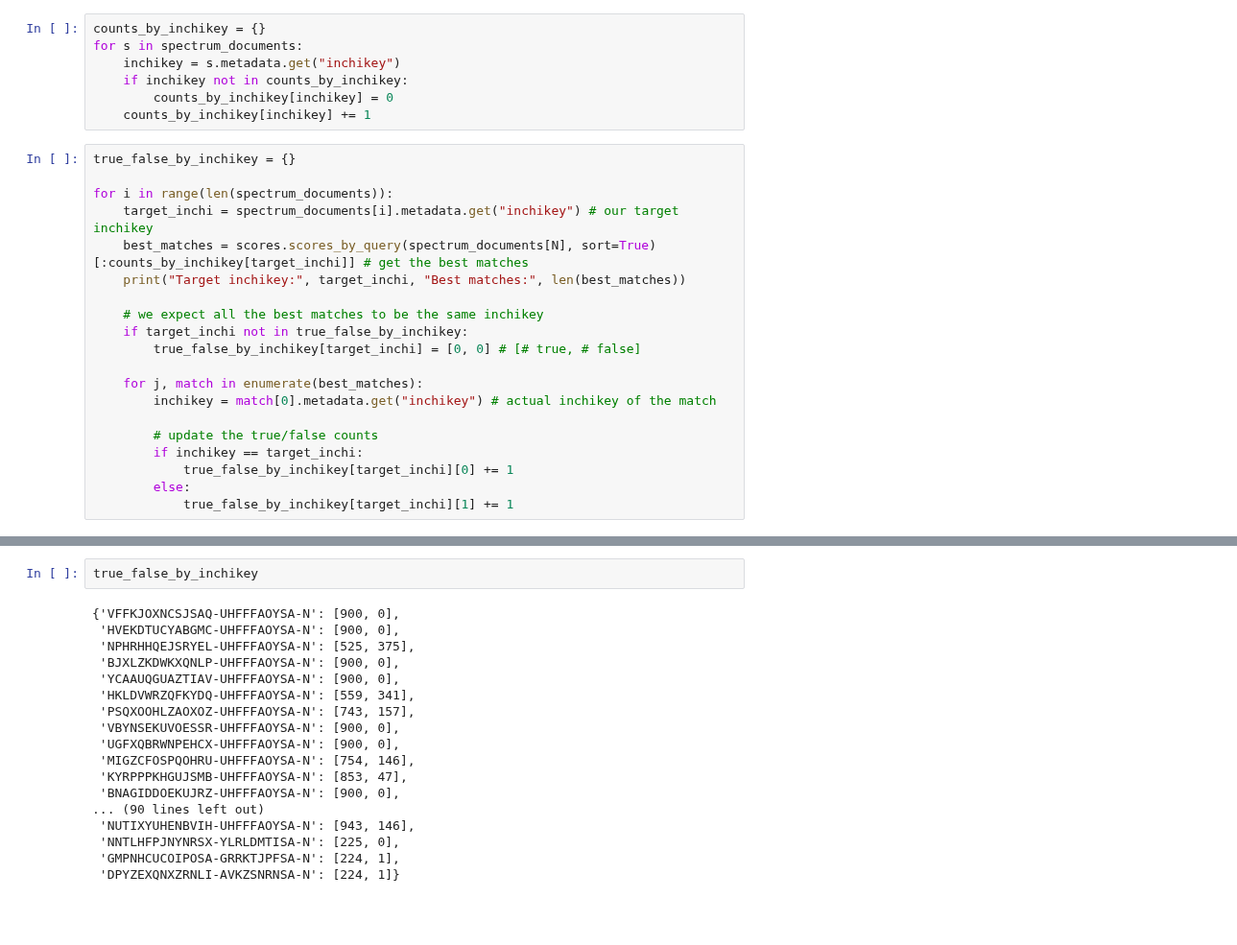
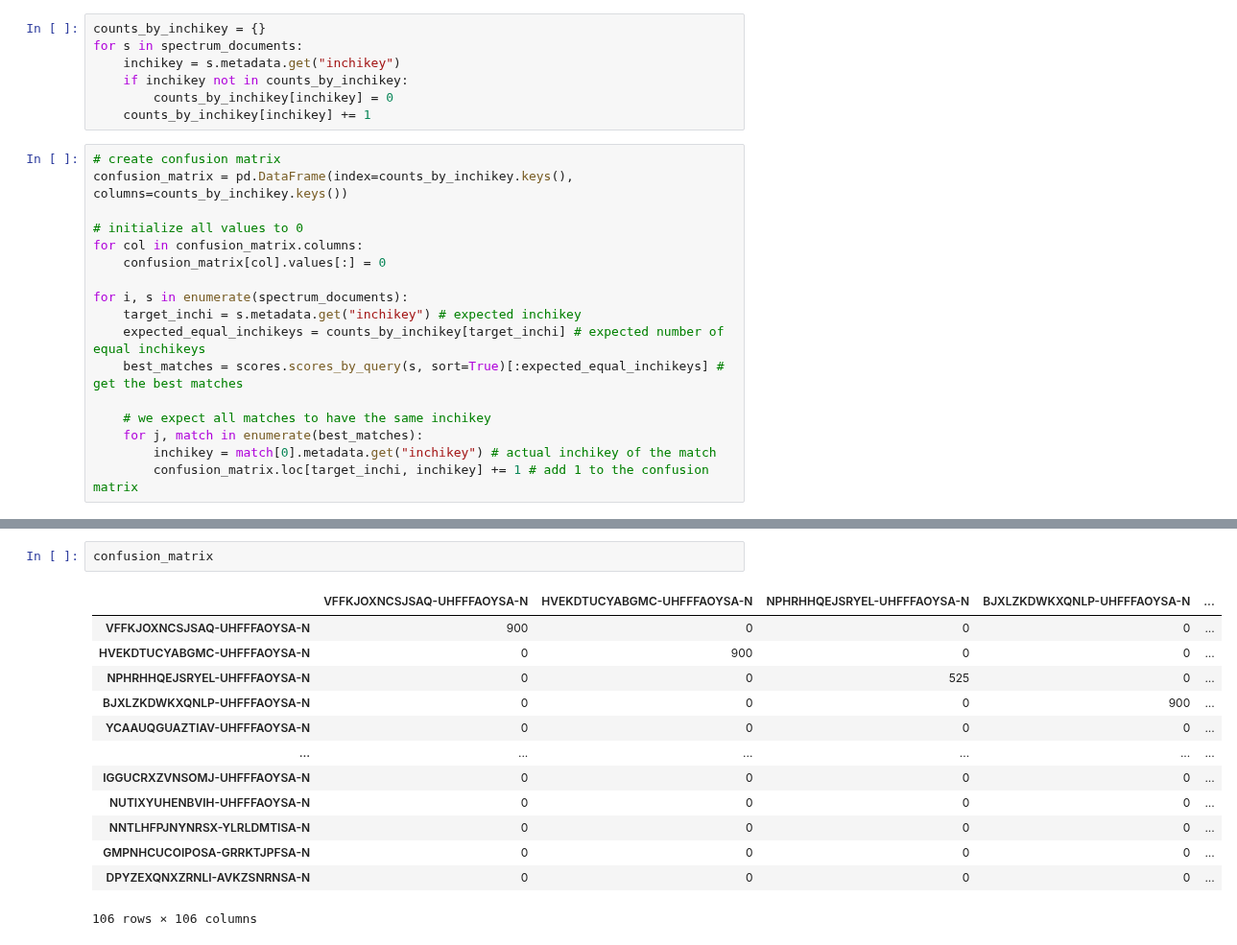
Before and after one commit to alpi314/mass_spectra, a Jupyter notebook: verify_embeddings.ipynb, the cells around one changed output, grey strips where cells are left out. Shown at 96% size. Drawn from its saved outputs; the diff is of its cells as text; blank space fills up the shorter version.

Commit message:
added confusion matrix

```diff
--- a/verify_embeddings.ipynb
+++ b/verify_embeddings.ipynb
@@ -84,22 +84,19 @@ for s in spectrum_documents:
         counts_by_inchikey[inchikey] = 0
     counts_by_inchikey[inchikey] += 1
 # %%
-true_false_by_inchikey = {}
+# create confusion matrix
+confusion_matrix = pd.DataFrame(index=counts_by_inchikey.keys(), columns=counts_by_inchikey.keys())
 
-for i in range(len(spectrum_documents)):
-    target_inchi = spectrum_documents[i].metadata.get("inchikey") # our target inchikey
-    best_matches = scores.scores_by_query(spectrum_documents[N], sort=True)[:counts_by_inchikey[target_inchi]] # get the best matches
-    print("Target inchikey:", target_inchi, "Best matches:", len(best_matches))
+# initialize all values to 0
+for col in confusion_matrix.columns:
+    confusion_matrix[col].values[:] = 0
 
-    # we expect all the best matches to be the same inchikey
-    if target_inchi not in true_false_by_inchikey:
-        true_false_by_inchikey[target_inchi] = [0, 0] # [# true, # false]
+for i, s in enumerate(spectrum_documents):
+    target_inchi = s.metadata.get("inchikey") # expected inchikey
+    expected_equal_inchikeys = counts_by_inchikey[target_inchi] # expected number of equal inchikeys
+    best_matches = scores.scores_by_query(s, sort=True)[:expected_equal_inchikeys] # get the best matches
 
+    # we expect all matches to have the same inchikey
     for j, match in enumerate(best_matches):
         inchikey = match[0].metadata.get("inchikey") # actual inchikey of the match
-
-        # update the true/false counts
-        if inchikey == target_inchi:
-            true_false_by_inchikey[target_inchi][0] += 1
-        else:
-            true_false_by_inchikey[target_inchi][1] += 1
+        confusion_matrix.loc[target_inchi, inchikey] += 1 # add 1 to the confusion matrix
@@ -125,20 +103,16 @@ KeyboardInterrupt:
-# %%
-true_false_by_inchikey
-# %% [output]
-{'VFFKJOXNCSJSAQ-UHFFFAOYSA-N': [900, 0],
- 'HVEKDTUCYABGMC-UHFFFAOYSA-N': [900, 0],
- 'NPHRHHQEJSRYEL-UHFFFAOYSA-N': [525, 375],
- 'BJXLZKDWKXQNLP-UHFFFAOYSA-N': [900, 0],
- 'YCAAUQGUAZTIAV-UHFFFAOYSA-N': [900, 0],
- 'HKLDVWRZQFKYDQ-UHFFFAOYSA-N': [559, 341],
- 'PSQXOOHLZAOXOZ-UHFFFAOYSA-N': [743, 157],
- 'VBYNSEKUVOESSR-UHFFFAOYSA-N': [900, 0],
- 'UGFXQBRWNPEHCX-UHFFFAOYSA-N': [900, 0],
- 'MIGZCFOSPQOHRU-UHFFFAOYSA-N': [754, 146],
- 'KYRPPPKHGUJSMB-UHFFFAOYSA-N': [853, 47],
- 'BNAGIDDOEKUJRZ-UHFFFAOYSA-N': [900, 0],
-... (90 lines left out)
- 'NUTIXYUHENBVIH-UHFFFAOYSA-N': [943, 146],
- 'NNTLHFPJNYNRSX-YLRLDMTISA-N': [225, 0],
- 'GMPNHCUCOIPOSA-GRRKTJPFSA-N': [224, 1],
- 'DPYZEXQNXZRNLI-AVKZSNRNSA-N': [224, 1]}
+# %%
+confusion_matrix
+# %% [output]
+|  | VFFKJOXNCSJSAQ-UHFFFAOYSA-N | HVEKDTUCYABGMC-UHFFFAOYSA-N | NPHRHHQEJSRYEL-UHFFFAOYSA-N | BJXLZKDWKXQNLP-UHFFFAOYSA-N | ... |
+| VFFKJOXNCSJSAQ-UHFFFAOYSA-N | 900 | 0 | 0 | 0 | ... |
+| HVEKDTUCYABGMC-UHFFFAOYSA-N | 0 | 900 | 0 | 0 | ... |
+| NPHRHHQEJSRYEL-UHFFFAOYSA-N | 0 | 0 | 525 | 0 | ... |
+| BJXLZKDWKXQNLP-UHFFFAOYSA-N | 0 | 0 | 0 | 900 | ... |
+| YCAAUQGUAZTIAV-UHFFFAOYSA-N | 0 | 0 | 0 | 0 | ... |
+| ... | ... | ... | ... | ... | ... |
+| IGGUCRXZVNSOMJ-UHFFFAOYSA-N | 0 | 0 | 0 | 0 | ... |
+| NUTIXYUHENBVIH-UHFFFAOYSA-N | 0 | 0 | 0 | 0 | ... |
+| NNTLHFPJNYNRSX-YLRLDMTISA-N | 0 | 0 | 0 | 0 | ... |
+| GMPNHCUCOIPOSA-GRRKTJPFSA-N | 0 | 0 | 0 | 0 | ... |
+| DPYZEXQNXZRNLI-AVKZSNRNSA-N | 0 | 0 | 0 | 0 | ... |
+106 rows × 106 columns
```
Also changed, not shown: parts of 1 cell of this notebook.
